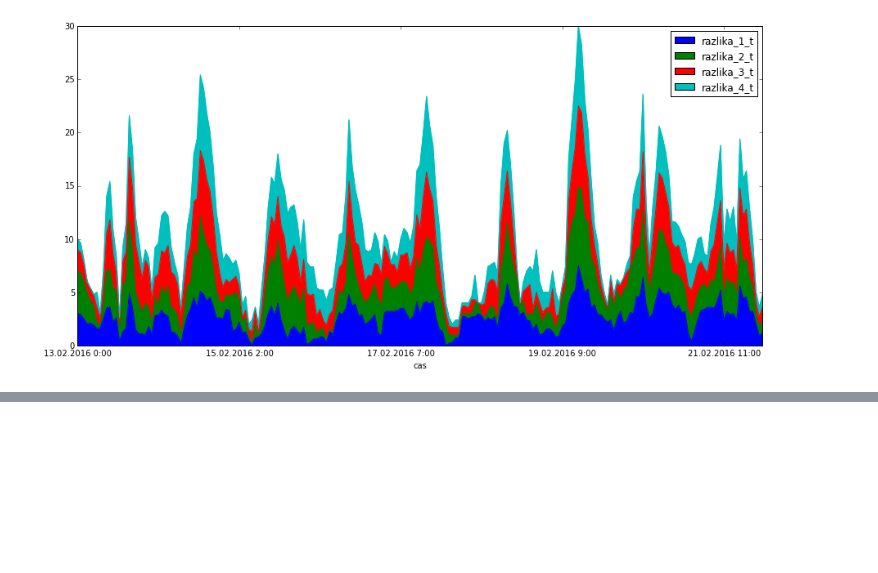
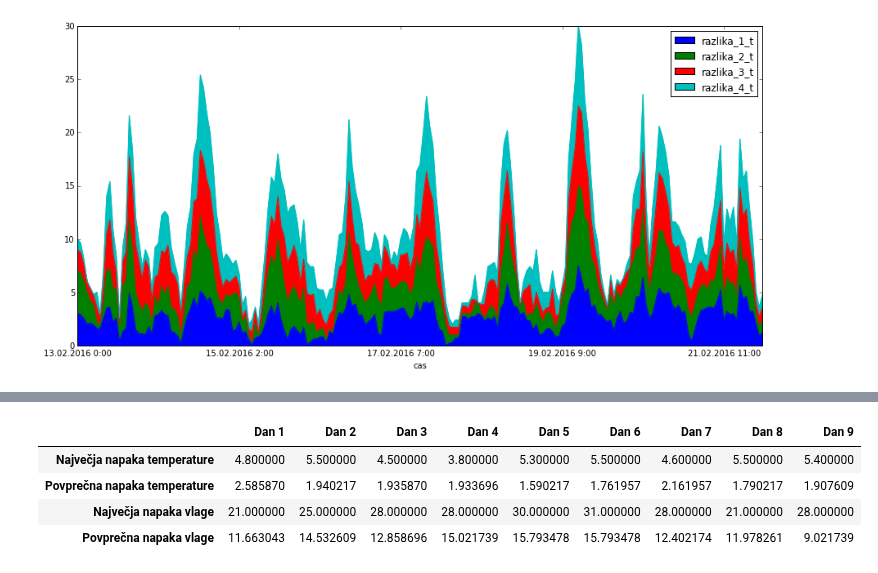
Before and after one commit to zigazupancic/analiza-napovedovanja-vremena, a Jupyter notebook: Analiza napovedovanja vremena.ipynb, the cells around one changed output, grey strips where cells are left out. Drawn from its saved outputs; the diff is of its cells as text; code cells hidden in the pictures; blank space fills up the shorter version.

```diff
--- a/Analiza napovedovanja vremena.ipynb
+++ b/Analiza napovedovanja vremena.ipynb
@@ -216,0 +221,97 @@ analiza_accu[['razlika_1_t','razlika_2_t','razlika_3_t','razlika_4_t']].apply(ab
+# %%
+analiza_wunder = pd.merge(izmerjeni_podatki, wunder_0, left_index=True, right_index=True,
+                                      suffixes=('', '_dan1'))
+analiza_wunder = pd.merge(analiza_wunder, wunder_1, left_index=True, right_index=True,
+                                      suffixes=('', '_dan2'))
+analiza_wunder = pd.merge(analiza_wunder, wunder_2, left_index=True, right_index=True,
+                                      suffixes=('', '_dan3'))
+analiza_wunder = pd.merge(analiza_wunder, wunder_3, left_index=True, right_index=True,
+                                      suffixes=('', '_dan4'))
+analiza_wunder = pd.merge(analiza_wunder, wunder_4, left_index=True, right_index=True,
+                                      suffixes=('', '_dan5'))
+analiza_wunder = pd.merge(analiza_wunder, wunder_5, left_index=True, right_index=True,
+                                      suffixes=('', '_dan6'))
+analiza_wunder = pd.merge(analiza_wunder, wunder_6, left_index=True, right_index=True,
+                                      suffixes=('', '_dan7'))
+analiza_wunder = pd.merge(analiza_wunder, wunder_7, left_index=True, right_index=True,
+                                      suffixes=('', '_dan8'))
+analiza_wunder = pd.merge(analiza_wunder, wunder_8, left_index=True, right_index=True,
+                                      suffixes=('', '_dan9'))
+
+analiza_wunder['razlika_1_t'] = analiza_wunder.temperatura_dan1 - analiza_wunder.temperatura
+analiza_wunder['razlika_1_v'] = analiza_wunder.vlaznost_dan1 - analiza_wunder.vlaznost
+analiza_wunder['razlika_2_t'] = analiza_wunder.temperatura_dan2 - analiza_wunder.temperatura
+analiza_wunder['razlika_2_v'] = analiza_wunder.vlaznost_dan2 - analiza_wunder.vlaznost
+analiza_wunder['razlika_3_t'] = analiza_wunder.temperatura_dan3 - analiza_wunder.temperatura
+analiza_wunder['razlika_3_v'] = analiza_wunder.vlaznost_dan3 - analiza_wunder.vlaznost
+analiza_wunder['razlika_4_t'] = analiza_wunder.temperatura_dan4 - analiza_wunder.temperatura
+analiza_wunder['razlika_4_v'] = analiza_wunder.vlaznost_dan4 - analiza_wunder.vlaznost
+analiza_wunder['razlika_5_t'] = analiza_wunder.temperatura_dan5 - analiza_wunder.temperatura
+analiza_wunder['razlika_5_v'] = analiza_wunder.vlaznost_dan5 - analiza_wunder.vlaznost
+analiza_wunder['razlika_6_t'] = analiza_wunder.temperatura_dan6 - analiza_wunder.temperatura
+analiza_wunder['razlika_6_v'] = analiza_wunder.vlaznost_dan6 - analiza_wunder.vlaznost
+analiza_wunder['razlika_7_t'] = analiza_wunder.temperatura_dan7 - analiza_wunder.temperatura
+analiza_wunder['razlika_7_v'] = analiza_wunder.vlaznost_dan7 - analiza_wunder.vlaznost
+analiza_wunder['razlika_8_t'] = analiza_wunder.temperatura_dan8 - analiza_wunder.temperatura
+analiza_wunder['razlika_8_v'] = analiza_wunder.vlaznost_dan8 - analiza_wunder.vlaznost
+analiza_wunder['razlika_9_t'] = analiza_wunder.temperatura_dan9 - analiza_wunder.temperatura
+analiza_wunder['razlika_9_v'] = analiza_wunder.vlaznost_dan9 - analiza_wunder.vlaznost
+
+wunder_1_t_max = max(abs(analiza_wunder['razlika_1_t']))
+wunder_1_t_avg = analiza_wunder['razlika_1_t'].apply(abs).mean()
+wunder_1_v_max = max(abs(analiza_wunder['razlika_1_v']))
+wunder_1_v_avg = analiza_wunder['razlika_1_v'].apply(abs).mean()
+wunder_2_t_max = max(abs(analiza_wunder['razlika_2_t']))
+wunder_2_t_avg = analiza_wunder['razlika_2_t'].apply(abs).mean()
+wunder_2_v_max = max(abs(analiza_wunder['razlika_2_v']))
+wunder_2_v_avg = analiza_wunder['razlika_2_v'].apply(abs).mean()
+wunder_3_t_max = max(abs(analiza_wunder['razlika_3_t']))
+wunder_3_t_avg = analiza_wunder['razlika_3_t'].apply(abs).mean()
+wunder_3_v_max = max(abs(analiza_wunder['razlika_3_v']))
+wunder_3_v_avg = analiza_wunder['razlika_3_v'].apply(abs).mean()
+wunder_4_t_max = max(abs(analiza_wunder['razlika_4_t']))
+wunder_4_t_avg = analiza_wunder['razlika_4_t'].apply(abs).mean()
+wunder_4_v_max = max(abs(analiza_wunder['razlika_4_v']))
+wunder_4_v_avg = analiza_wunder['razlika_4_v'].apply(abs).mean()
+wunder_5_t_max = max(abs(analiza_wunder['razlika_5_t']))
+wunder_5_t_avg = analiza_wunder['razlika_5_t'].apply(abs).mean()
+wunder_5_v_max = max(abs(analiza_wunder['razlika_5_v']))
+wunder_5_v_avg = analiza_wunder['razlika_5_v'].apply(abs).mean()
+wunder_6_t_max = max(abs(analiza_wunder['razlika_6_t']))
+wunder_6_t_avg = analiza_wunder['razlika_6_t'].apply(abs).mean()
+wunder_6_v_max = max(abs(analiza_wunder['razlika_6_v']))
+wunder_6_v_avg = analiza_wunder['razlika_6_v'].apply(abs).mean()
+wunder_7_t_max = max(abs(analiza_wunder['razlika_7_t']))
+wunder_7_t_avg = analiza_wunder['razlika_7_t'].apply(abs).mean()
+wunder_7_v_max = max(abs(analiza_wunder['razlika_7_v']))
+wunder_7_v_avg = analiza_wunder['razlika_7_v'].apply(abs).mean()
+wunder_8_t_max = max(abs(analiza_wunder['razlika_8_t']))
+wunder_8_t_avg = analiza_wunder['razlika_8_t'].apply(abs).mean()
+wunder_8_v_max = max(abs(analiza_wunder['razlika_8_v']))
+wunder_8_v_avg = analiza_wunder['razlika_8_v'].apply(abs).mean()
+wunder_9_t_max = max(abs(analiza_wunder['razlika_9_t']))
+wunder_9_t_avg = analiza_wunder['razlika_9_t'].apply(abs).mean()
+wunder_9_v_max = max(abs(analiza_wunder['razlika_9_v']))
+wunder_9_v_avg = analiza_wunder['razlika_9_v'].apply(abs).mean()
+
+primerjava_wunder = {
+                   'Dan 1': [wunder_1_t_max, wunder_1_t_avg, wunder_1_v_max, wunder_1_v_avg],
+                   'Dan 2': [wunder_2_t_max, wunder_2_t_avg, wunder_2_v_max, wunder_2_v_avg],
+                   'Dan 3': [wunder_3_t_max, wunder_3_t_avg, wunder_3_v_max, wunder_3_v_avg],
+                   'Dan 4': [wunder_4_t_max, wunder_4_t_avg, wunder_4_v_max, wunder_4_v_avg],
+                   'Dan 5': [wunder_5_t_max, wunder_5_t_avg, wunder_5_v_max, wunder_5_v_avg],
+                   'Dan 6': [wunder_6_t_max, wunder_6_t_avg, wunder_6_v_max, wunder_6_v_avg],
+                   'Dan 7': [wunder_7_t_max, wunder_7_t_avg, wunder_7_v_max, wunder_7_v_avg],
+                   'Dan 8': [wunder_8_t_max, wunder_8_t_avg, wunder_8_v_max, wunder_8_v_avg],
+                   'Dan 9': [wunder_9_t_max, wunder_9_t_avg, wunder_9_v_max, wunder_9_v_avg],
+                    }
+tabela_wunder = pd.DataFrame(data=primerjava_wunder, index = ['Največja napaka temperature', 'Povprečna napaka temperature',
+                                                     'Največja napaka vlage', 'Povprečna napaka vlage'])
+
+tabela_wunder
+# %% [output]
+|  | Dan 1 | Dan 2 | Dan 3 | Dan 4 | Dan 5 | Dan 6 | Dan 7 | Dan 8 | Dan 9 |
+| Največja napaka temperature | 4.800000 | 5.500000 | 4.500000 | 3.800000 | 5.300000 | 5.500000 | 4.600000 | 5.500000 | 5.400000 |
+| Povprečna napaka temperature | 2.585870 | 1.940217 | 1.935870 | 1.933696 | 1.590217 | 1.761957 | 2.161957 | 1.790217 | 1.907609 |
+| Največja napaka vlage | 21.000000 | 25.000000 | 28.000000 | 28.000000 | 30.000000 | 31.000000 | 28.000000 | 21.000000 | 28.000000 |
+| Povprečna napaka vlage | 11.663043 | 14.532609 | 12.858696 | 15.021739 | 15.793478 | 15.793478 | 12.402174 | 11.978261 | 9.021739 |
```
Also changed, not shown: parts of 4 cells of this notebook.
